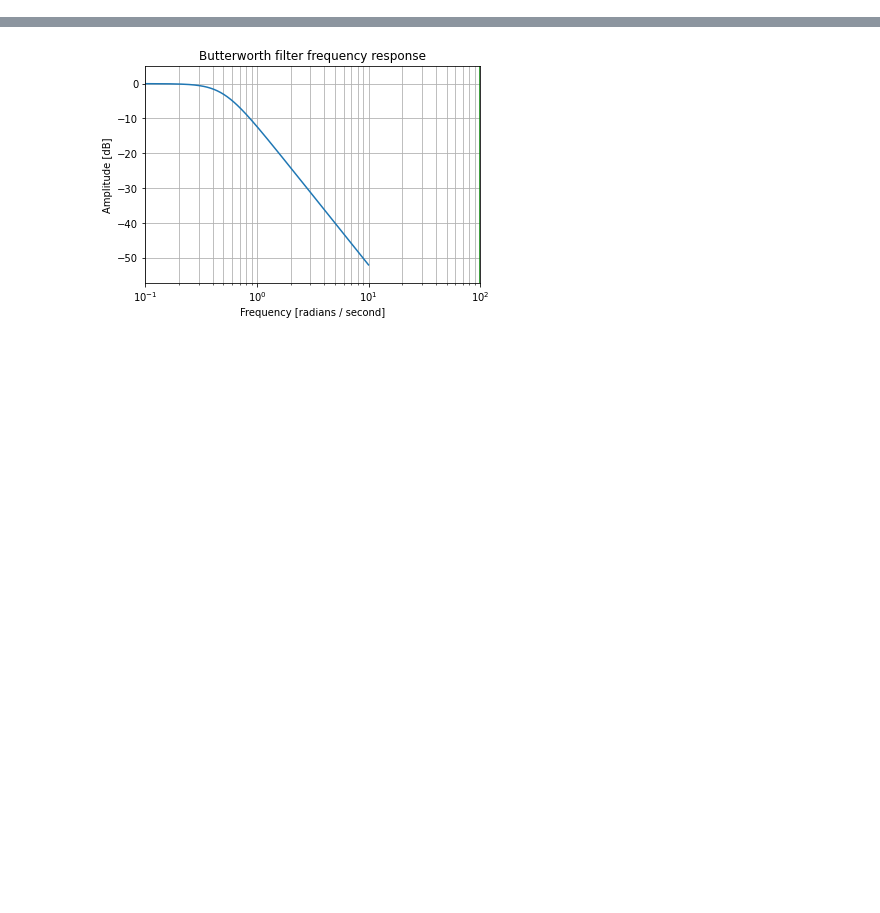
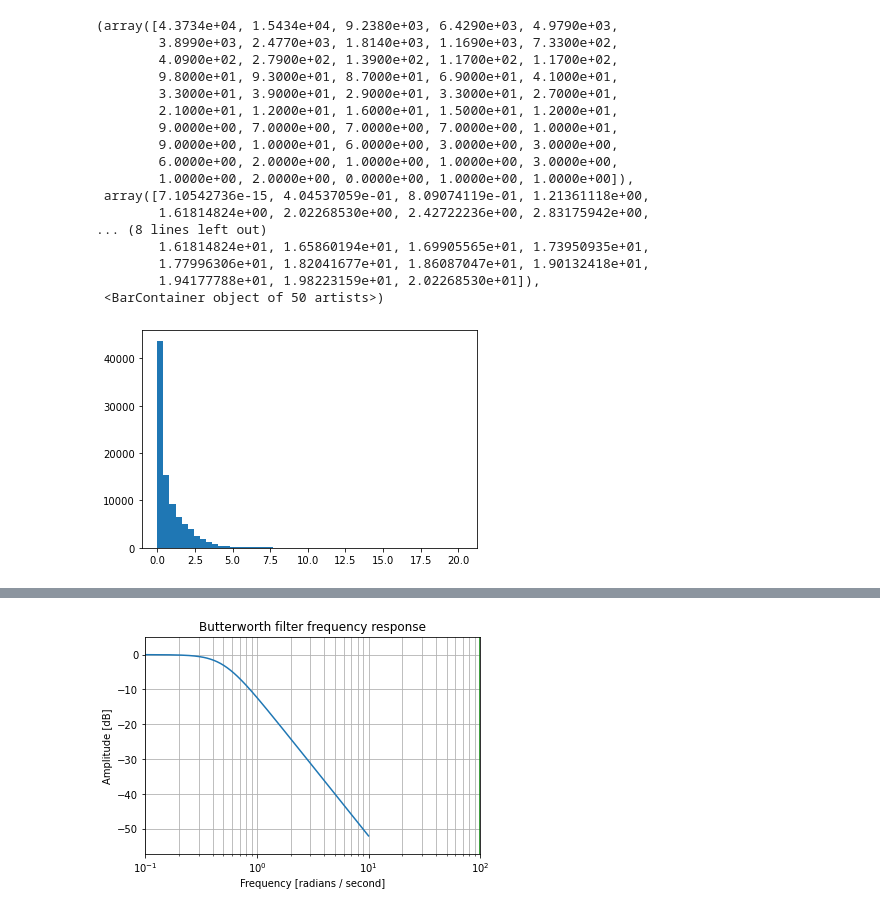
Before and after one commit to jmenzies280/embryo-monitoring, a Jupyter notebook: software/analysis/analysis_old.ipynb, the cells around one changed output, grey strips where cells are left out. Saved outputs shown, nothing was run; the diff lists cells and outputs as text; code cells hidden in the pictures; blank space fills up the shorter version.

```diff
--- a/software/analysis/analysis1.ipynb
+++ b/software/analysis/analysis_old.ipynb
@@ -35,3 +37,33 @@ data
+# %%
+#calculate rolling average for each ROI and subtract that from brightness value
+
+rolling = data.rolling(window=60).mean()
+subtracted = data-rolling
+
+#make all values positive by squaring all values than getting the square root
+module = np.sqrt(subtracted**2)
+
+
+plt.hist(module[module.columns[0]],bins=50)
+# %% [output]
+(array([4.3734e+04, 1.5434e+04, 9.2380e+03, 6.4290e+03, 4.9790e+03,
+        3.8990e+03, 2.4770e+03, 1.8140e+03, 1.1690e+03, 7.3300e+02,
+        4.0900e+02, 2.7900e+02, 1.3900e+02, 1.1700e+02, 1.1700e+02,
+        9.8000e+01, 9.3000e+01, 8.7000e+01, 6.9000e+01, 4.1000e+01,
+        3.3000e+01, 3.9000e+01, 2.9000e+01, 3.3000e+01, 2.7000e+01,
+        2.1000e+01, 1.2000e+01, 1.6000e+01, 1.5000e+01, 1.2000e+01,
+        9.0000e+00, 7.0000e+00, 7.0000e+00, 7.0000e+00, 1.0000e+01,
+        9.0000e+00, 1.0000e+01, 6.0000e+00, 3.0000e+00, 3.0000e+00,
+        6.0000e+00, 2.0000e+00, 1.0000e+00, 1.0000e+00, 3.0000e+00,
+        1.0000e+00, 2.0000e+00, 0.0000e+00, 1.0000e+00, 1.0000e+00]),
+ array([7.10542736e-15, 4.04537059e-01, 8.09074119e-01, 1.21361118e+00,
+        1.61814824e+00, 2.02268530e+00, 2.42722236e+00, 2.83175942e+00,
+... (8 lines left out)
+        1.61814824e+01, 1.65860194e+01, 1.69905565e+01, 1.73950935e+01,
+        1.77996306e+01, 1.82041677e+01, 1.86087047e+01, 1.90132418e+01,
+        1.94177788e+01, 1.98223159e+01, 2.02268530e+01]),
+ <BarContainer object of 50 artists>)
+[figure, added]
 # %%
 #show the names of each column
 # from this we learn that the data is organised pairwise, that is every two columns come from a specific ROI,
```
Also changed, not shown: parts of 7 cells of this notebook, 3 other files.
